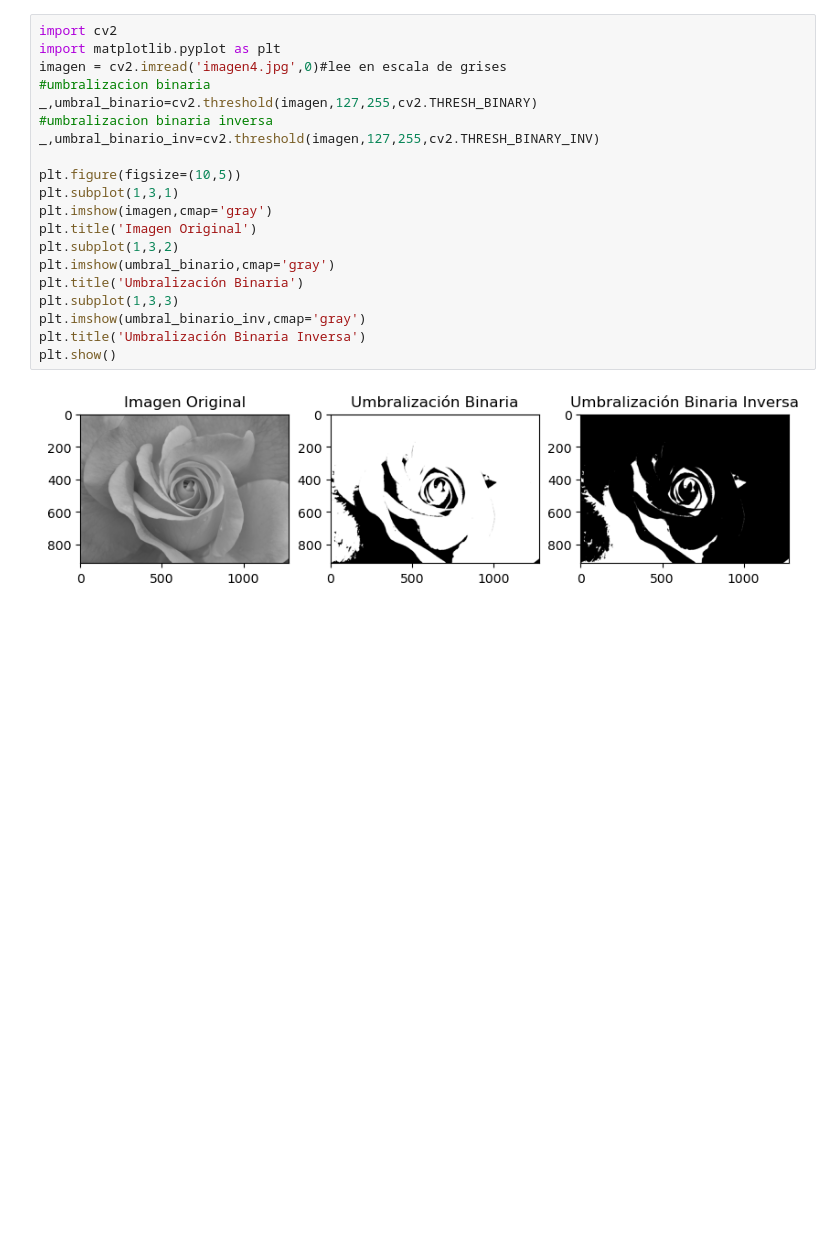
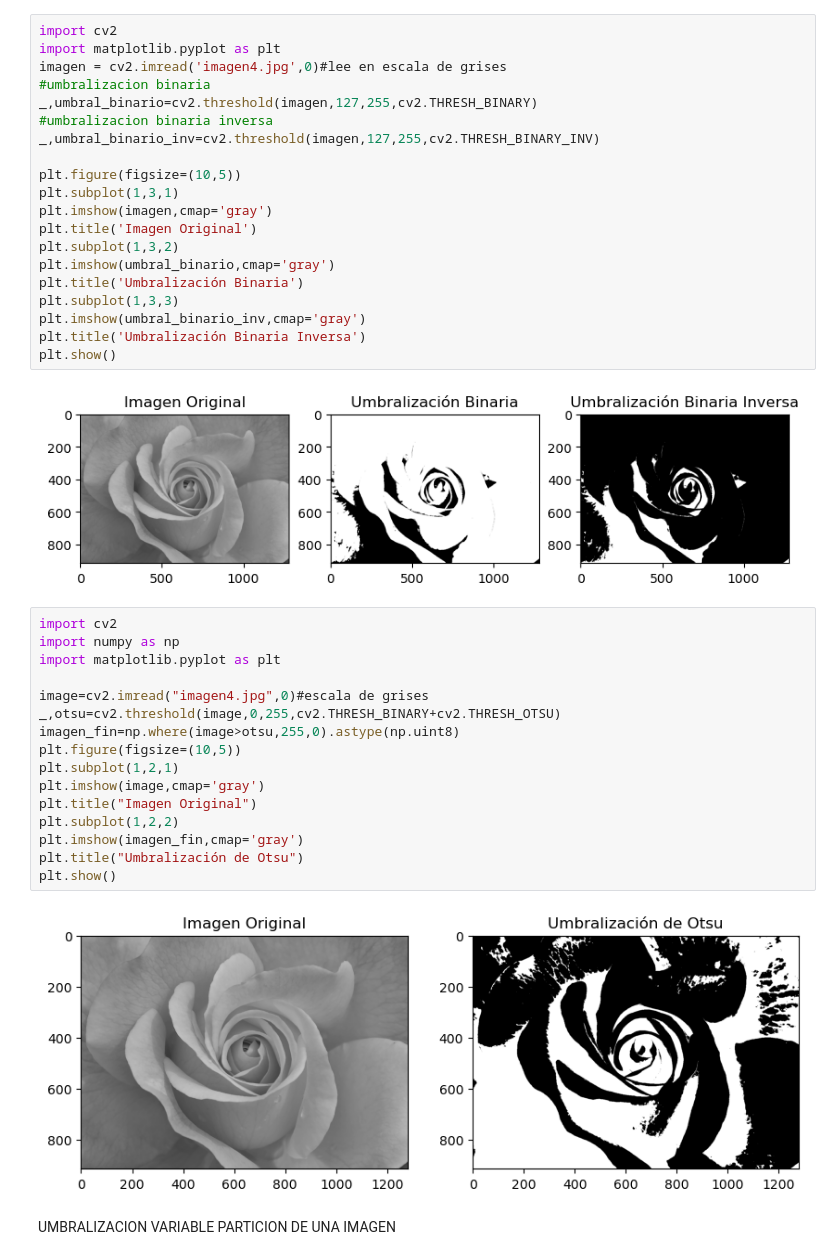
Before and after one commit to Fall31/Procesamiento-Digital-de-Imagenes, a Jupyter notebook: TercerEjercicio.2/Ejercicio3.ipynb, the cells around one changed output. Drawn from its saved outputs; the diff is of its cells as text; blank space fills up the shorter version.

Commit message:
Umbralizacion

```diff
--- a/TercerEjercicio.2/Ejercicio3.ipynb
+++ b/TercerEjercicio.2/Ejercicio3.ipynb
@@ -20,3 +20,23 @@ plt.title('Umbralización Binaria Inversa')
 plt.show()
 # %% [output]
 [figure]
+# %%
+import cv2
+import numpy as np
+import matplotlib.pyplot as plt
+
+image=cv2.imread("imagen4.jpg",0)#escala de grises
+_,otsu=cv2.threshold(image,0,255,cv2.THRESH_BINARY+cv2.THRESH_OTSU)
+imagen_fin=np.where(image>otsu,255,0).astype(np.uint8)
+plt.figure(figsize=(10,5))
+plt.subplot(1,2,1)
+plt.imshow(image,cmap='gray')
+plt.title("Imagen Original")
+plt.subplot(1,2,2)
+plt.imshow(imagen_fin,cmap='gray')
+plt.title("Umbralización de Otsu")
+plt.show()
+# %% [output]
+[figure, added]
+# %% [markdown]
+UMBRALIZACION VARIABLE PARTICION DE UNA IMAGEN
```
Also changed, not shown: parts of 6 cells of this notebook.
